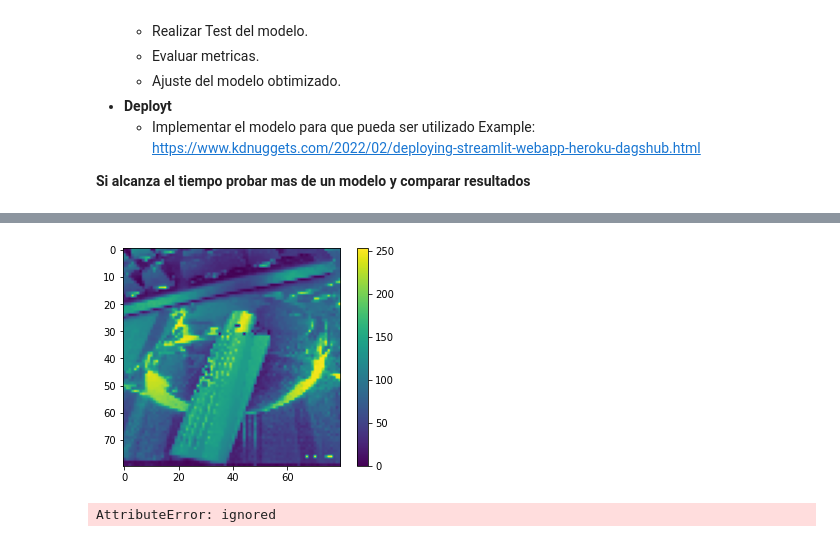
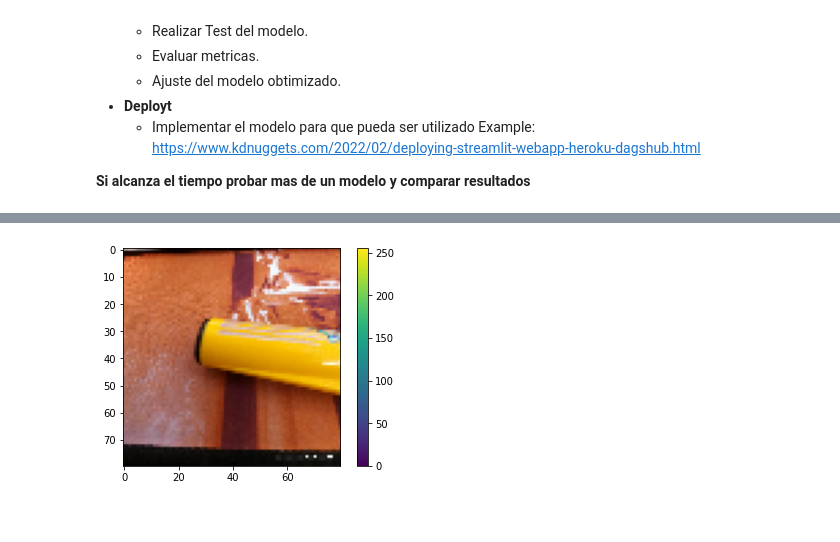
Before and after one commit to octagomez/clasificador_encendedores_ML_minist_3, a Jupyter notebook: ML_RED_convolucionales_TP1.ipynb, the cells around one changed output, grey strips where cells are left out. Cells and saved outputs as stored; diff of their text form; code cells hidden in the pictures.

Commit message:
convierto todas las fotos en un solo array numpy

```diff
--- a/ML_RED_convolucionales_TP1.ipynb
+++ b/ML_RED_convolucionales_TP1.ipynb
@@ -35,7 +35,9 @@ data.extractall()
 #pad /content/encendedor_cliper
 pad = '/content/encendedor_cliper'
 # %%
-#
+# Recorrer el directorio de las imagenes y procesarlas
+# documentacion para observar distintas maneras de hacerlo : https://j2logo.com/python/listar-directorio-en-python/
+
 import cv2 #se utiliza para imagenes
 import numpy as np
 import os
@@ -46,13 +48,25 @@ cliper_training = []
 img_size = 80
 count=0
 for img in os.listdir(ruta_cliper):
-  print(" IMAGEN POSICION :", count, " - ", img)
-  img = cv2.imread(os.path.join(ruta_cliper,img))
-  img_gray = cv2.cvtColor(img,cv2.COLOR_BGR2GRAY)
-  img_gray_resize = cv2.resize(img_gray,(img_size,img_size))
-  cliper_training.append([img_gray_resize])
+  nombre_archivo, extension = os.path.splitext(img)
+  # print(extension)
+  #valido que el archivo que se procese sea del tipo jpg
+  if(extension in ['.jpg','.png']):
+    # print(" IMAGEN POSICION :", count, " - ", img)
+    img = cv2.imread(os.path.join(ruta_cliper,img))
+    # convierte la imagen a escala de grises
+    # img_gray = cv2.cvtColor(img,cv2.COLOR_BGR2GRAY)
+    # img_gray_resize = cv2.resize(img_gray,(img_size,img_size))
+    img_gray_resize = cv2.resize(img,(img_size,img_size))
+    cliper_training.append(img_gray_resize)
+  else:
+    print(" IMAGEN EXCLUIDA POSICION :", count, " - ", img)
   count = count + 1
 
 print(len(cliper_training))
-print(cliper_training)
+# CONVIERTO A UN ARRAY DE NUMPY
+np_clipers_training = np.array(cliper_training)
+# print("shape clipers_training: ", cliper_training.shape)
+print("shape np_clipers_training: ",np_clipers_training.shape) # DESCRIPCION DEL SHAPE (cant_figuras, Ancho, Alto, cant_colores)
+# print(cliper_training)
 # %% [output]
@@ -109,10 +76,9 @@ print(cliper_training)
 # %%
-# GRAFICAR
-
+# GRAFICAR DESDE LA LISTA cliper_training
 plt.figure()
-plt.imshow(np.squeeze(cliper_training[2]))
+plt.imshow(np.squeeze(cliper_training[1]))
 plt.colorbar()
 plt.grid(False)
 plt.show()
 # %% [output]
-[figure, old version]
+[figure, new version]
@@ -124,12 +84,0 @@ df.to_csv('set_sin_etiquetar_cliper.csv')
-# %%
-# Guardo el set de datos de imagenes SIN etiquetas
-# from tempfile import TemporaryFile
-# set_sin_etiquetar_cliper = TemporaryFile()
-
-cliper_training.save('/content/drive/MyDrive/IA_TP/VISION_ARTIFICIAL/ENCENDEDOR_CLIPER/set_sin_etiquetar_cliper.h5')
-
-# save to csv file
-cliper_training.tofile('set_sin_etiquetar_cliper.dat')
-savetxt('/content/drive/MyDrive/IA_TP/VISION_ARTIFICIAL/ENCENDEDOR_CLIPER/set_sin_etiquetar_cliper.h5', data, delimiter=';')
-# %% [output]
-AttributeError: ignored
```
Also changed, not shown: parts of 21 cells of this notebook.
